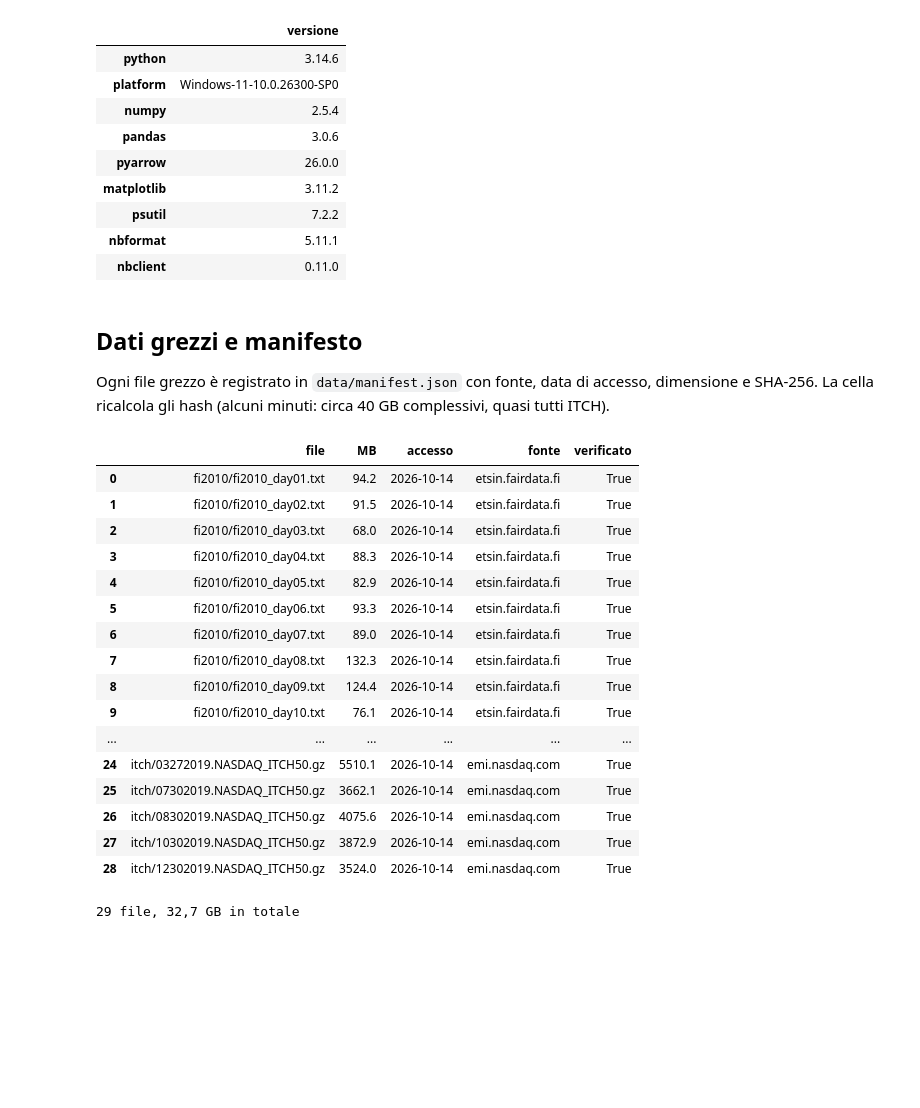
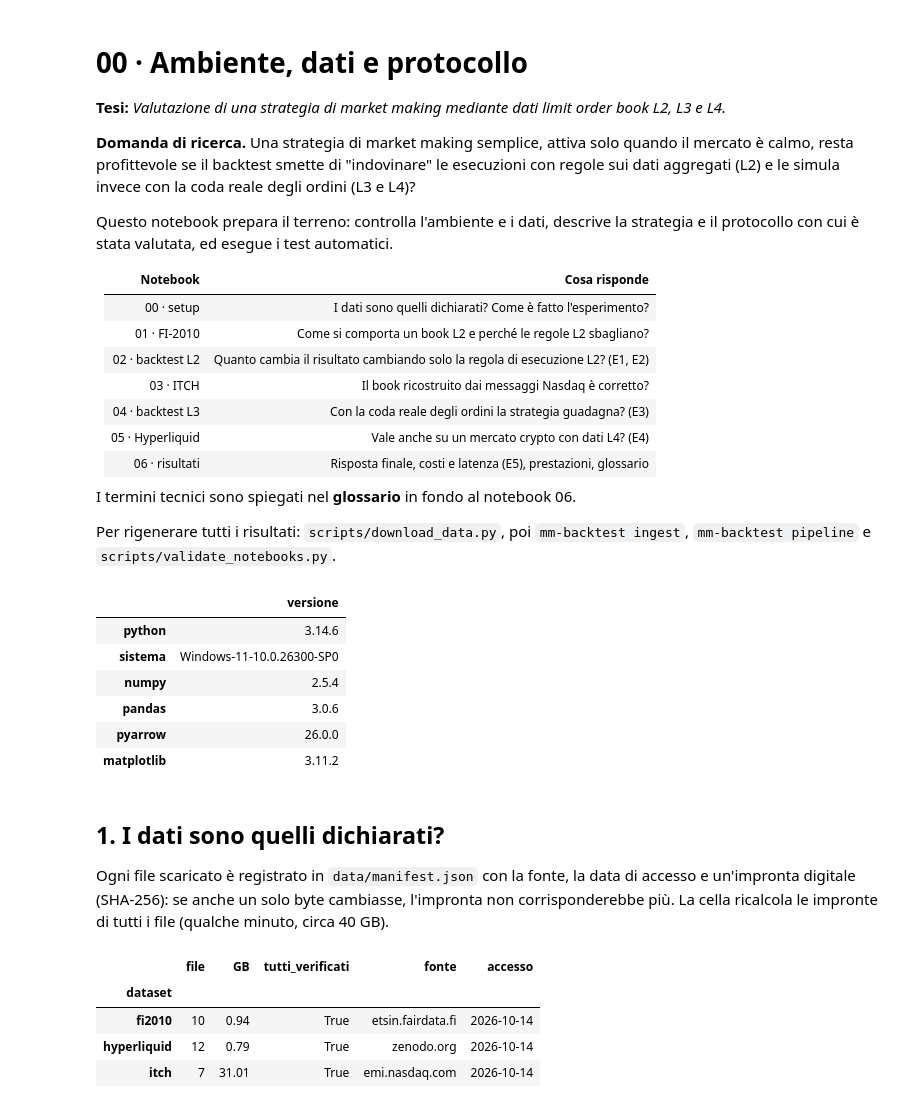
Before and after one commit to giuliobmb/lob-market-making-backtest, a Jupyter notebook: notebooks/00_setup.ipynb, the cells around one changed output. Cells and saved outputs as stored; diff of their text form; code cells hidden in the pictures; blank space fills up the shorter version.

```diff
--- a/notebooks/00_setup.ipynb
+++ b/notebooks/00_setup.ipynb
@@ -30,3 +1,25 @@ Questo notebook fissa l'ambiente, verifica i dati grezzi contro il manifesto (UR
+# %% [markdown]
+# 00 · Ambiente, dati e protocollo
+
+**Tesi:** *Valutazione di una strategia di market making mediante dati limit order book L2, L3 e L4.*
+
+**Domanda di ricerca.** Una strategia di market making semplice, attiva solo quando il mercato è calmo, resta profittevole se il backtest smette di "indovinare" le esecuzioni con regole sui dati aggregati (L2) e le simula invece con la coda reale degli ordini (L3 e L4)?
+
+Questo notebook prepara il terreno: controlla l'ambiente e i dati, descrive la strategia e il protocollo con cui è stata valutata, ed esegue i test automatici.
+
+| Notebook | Cosa risponde |
+|---|---|
+| 00 · setup | I dati sono quelli dichiarati? Come è fatto l'esperimento? |
+| 01 · FI-2010 | Come si comporta un book L2 e perché le regole L2 sbagliano? |
+| 02 · backtest L2 | Quanto cambia il risultato cambiando solo la regola di esecuzione L2? (E1, E2) |
+| 03 · ITCH | Il book ricostruito dai messaggi Nasdaq è corretto? |
+| 04 · backtest L3 | Con la coda reale degli ordini la strategia guadagna? (E3) |
+| 05 · Hyperliquid | Vale anche su un mercato crypto con dati L4? (E4) |
+| 06 · risultati | Risposta finale, costi e latenza (E5), prestazioni, glossario |
+
+I termini tecnici sono spiegati nel **glossario** in fondo al notebook 06.
+
+Per rigenerare tutti i risultati: `scripts/download_data.py`, poi `mm-backtest ingest`, `mm-backtest pipeline` e `scripts/validate_notebooks.py`.
 # %%
 from pathlib import Path
 import json
@@ -37,8 +30,7 @@ import pandas as pd
 import matplotlib.pyplot as plt
 from IPython.display import display, Markdown
 
-candidates = [Path.cwd(), *Path.cwd().parents]
-ROOT = next(p for p in candidates if (p / "src/market_making_tesi").is_dir())
+ROOT = next(p for p in [Path.cwd(), *Path.cwd().parents] if (p / "src/market_making_tesi").is_dir())
 sys.path.insert(0, str(ROOT / "src"))
 from market_making_tesi import report as R
 from market_making_tesi.report import it, pct
@@ -48,63 +40,47 @@ FIGURES.mkdir(parents=True, exist_ok=True)
 np.random.seed(0)
 import platform
 from importlib.metadata import version
-environment = {"python": platform.python_version(), "platform": platform.platform(),
-               **{n: version(n) for n in ["numpy", "pandas", "pyarrow", "matplotlib", "psutil", "nbformat", "nbclient"]}}
+environment = {"python": platform.python_version(), "sistema": platform.platform(),
+               **{n: version(n) for n in ["numpy", "pandas", "pyarrow", "matplotlib"]}}
 (ROOT / "results" / "environment.json").write_text(json.dumps(environment, indent=2), encoding="utf-8")
 display(pd.Series(environment, name="versione").to_frame())
 # %% [output]
 |  | versione |
 | python | 3.14.6 |
-| platform | Windows-11-10.0.26300-SP0 |
+| sistema | Windows-11-10.0.26300-SP0 |
 | numpy | 2.5.4 |
 | pandas | 3.0.6 |
 | pyarrow | 26.0.0 |
 | matplotlib | 3.11.2 |
-| psutil | 7.2.2 |
-| nbformat | 5.11.1 |
-| nbclient | 0.11.0 |
 # %% [markdown]
-## Dati grezzi e manifesto
+## 1. I dati sono quelli dichiarati?
 
-Ogni file grezzo è registrato in `data/manifest.json` con fonte, data di accesso, dimensione e SHA-256. La cella ricalcola gli hash (alcuni minuti: circa 40 GB complessivi, quasi tutti ITCH).
+Ogni file scaricato è registrato in `data/manifest.json` con la fonte, la data di accesso e un'impronta digitale (SHA-256): se anche un solo byte cambiasse, l'impronta non corrisponderebbe più. La cella ricalcola le impronte di tutti i file (qualche minuto, circa 40 GB).
 # %%
 import hashlib
-VERIFICA_HASH = True
 manifest = json.loads((ROOT / "data" / "manifest.json").read_text(encoding="utf-8"))
+
 def sha256(path):
     digest = hashlib.sha256()
     with open(path, "rb") as f:
         for block in iter(lambda: f.read(1 << 22), b""):
             digest.update(block)
     return digest.hexdigest()
+
 rows = []
 for key, entry in sorted(manifest.items()):
     path = ROOT / key
-    ok = path.exists() and path.stat().st_size == entry["bytes"]
-    if ok and VERIFICA_HASH:
-        ok = sha256(path) == entry["sha256"]
-    rows.append({"file": key.removeprefix("data/raw/"), "MB": round(entry["bytes"] / 1e6, 1),
-                 "accesso": entry["accessed"], "fonte": entry["source"].split("/")[2], "verificato": ok})
+    ok = path.exists() and path.stat().st_size == entry["bytes"] and sha256(path) == entry["sha256"]
+    rows.append({"dataset": key.split("/")[2], "GB": entry["bytes"] / 1e9, "verificato": ok,
+                 "fonte": entry["source"].split("/")[2], "accesso": entry["accessed"]})
 files = pd.DataFrame(rows)
-display(files)
+summary = files.groupby("dataset").agg(file=("GB", "size"), GB=("GB", "sum"), tutti_verificati=("verificato", "all"),
+                                       fonte=("fonte", "first"), accesso=("accesso", "max"))
+display(summary.style.format({"GB": "{:.2f}"}))
 assert files.verificato.all(), "file mancanti o alterati: rieseguire scripts/download_data.py"
-print(f"{len(files)} file, {it(files.MB.sum() / 1000, 1)} GB in totale")
 # %% [output]
-|  | file | MB | accesso | fonte | verificato |
-| 0 | fi2010/fi2010_day01.txt | 94.2 | 2026-10-14 | etsin.fairdata.fi | True |
-| 1 | fi2010/fi2010_day02.txt | 91.5 | 2026-10-14 | etsin.fairdata.fi | True |
-| 2 | fi2010/fi2010_day03.txt | 68.0 | 2026-10-14 | etsin.fairdata.fi | True |
-| 3 | fi2010/fi2010_day04.txt | 88.3 | 2026-10-14 | etsin.fairdata.fi | True |
-| 4 | fi2010/fi2010_day05.txt | 82.9 | 2026-10-14 | etsin.fairdata.fi | True |
-| 5 | fi2010/fi2010_day06.txt | 93.3 | 2026-10-14 | etsin.fairdata.fi | True |
-| 6 | fi2010/fi2010_day07.txt | 89.0 | 2026-10-14 | etsin.fairdata.fi | True |
-| 7 | fi2010/fi2010_day08.txt | 132.3 | 2026-10-14 | etsin.fairdata.fi | True |
-| 8 | fi2010/fi2010_day09.txt | 124.4 | 2026-10-14 | etsin.fairdata.fi | True |
-| 9 | fi2010/fi2010_day10.txt | 76.1 | 2026-10-14 | etsin.fairdata.fi | True |
-| ... | ... | ... | ... | ... | ... |
-| 24 | itch/03272019.NASDAQ_ITCH50.gz | 5510.1 | 2026-10-14 | emi.nasdaq.com | True |
-| 25 | itch/07302019.NASDAQ_ITCH50.gz | 3662.1 | 2026-10-14 | emi.nasdaq.com | True |
-| 26 | itch/08302019.NASDAQ_ITCH50.gz | 4075.6 | 2026-10-14 | emi.nasdaq.com | True |
-| 27 | itch/10302019.NASDAQ_ITCH50.gz | 3872.9 | 2026-10-14 | emi.nasdaq.com | True |
-| 28 | itch/12302019.NASDAQ_ITCH50.gz | 3524.0 | 2026-10-14 | emi.nasdaq.com | True |
+|  | file | GB | tutti_verificati | fonte | accesso |
+| dataset |  |  |  |  |  |
+| fi2010 | 10 | 0.94 | True | etsin.fairdata.fi | 2026-10-14 |
+| hyperliquid | 12 | 0.79 | True | zenodo.org | 2026-10-14 |
+| itch | 7 | 31.01 | True | emi.nasdaq.com | 2026-10-14 |
-29 file, 32,7 GB in totale
```
Also changed, not shown: parts of 10 cells of this notebook, 22 other files.
